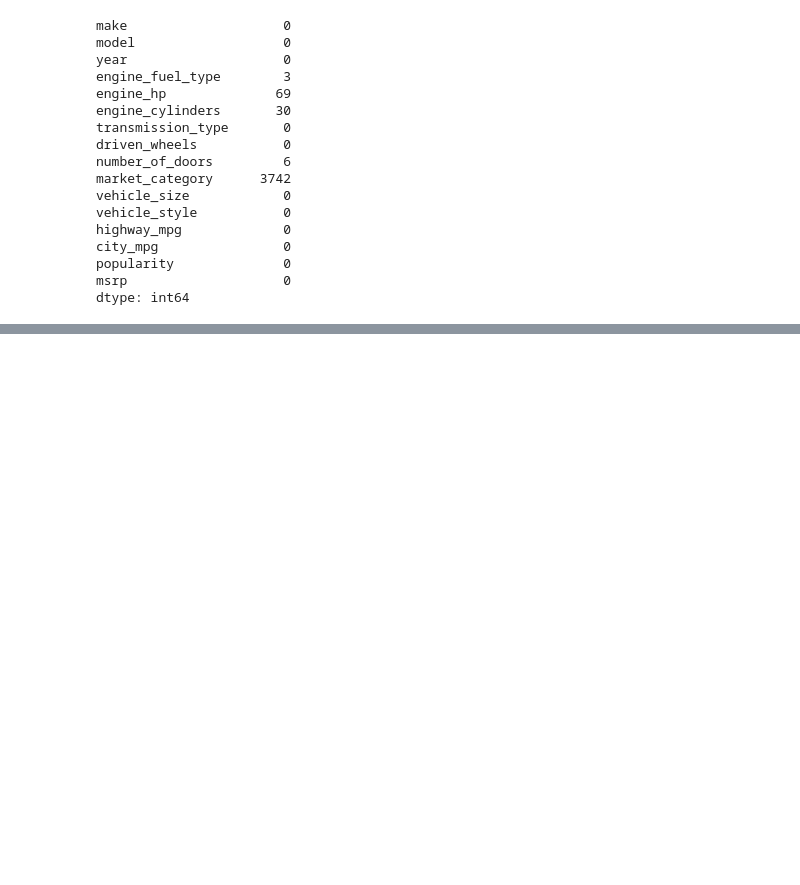
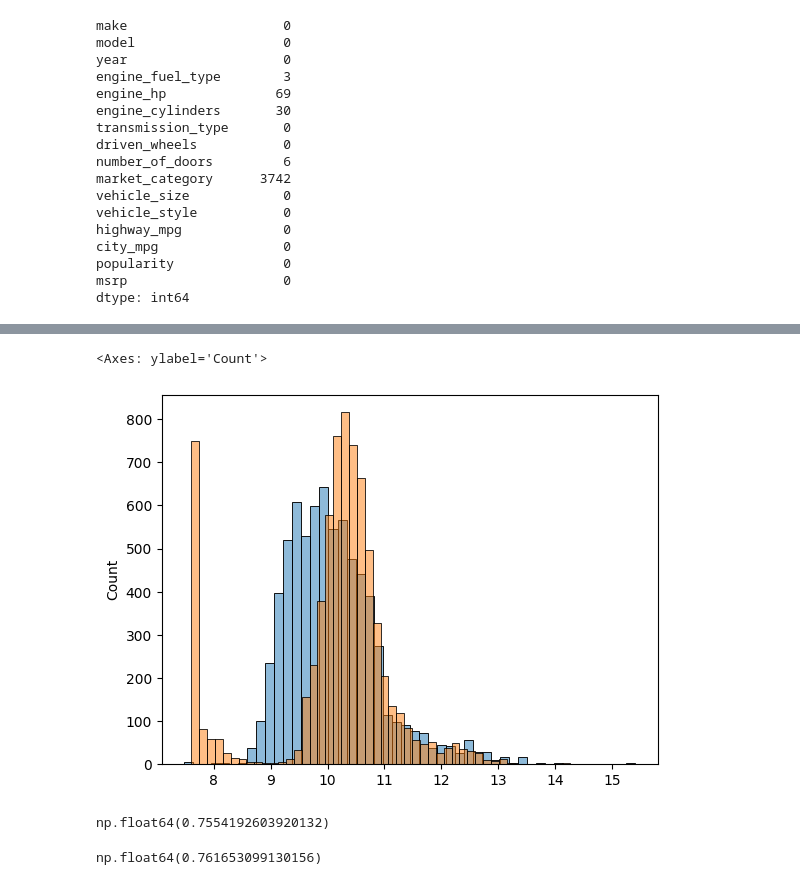
Before and after one commit to Krishna-Teja-Thallapalli-Venkata/Machine-Learning-Zoomcamp-Homework, a Jupyter notebook: 02-regression/Homework.ipynb, the cells around one changed output, grey strips where cells are left out. Saved outputs shown, nothing was run; the diff lists cells and outputs as text; code cells hidden in the pictures; blank space fills up the shorter version.

```diff
--- a/02-regression/Homework.ipynb
+++ b/02-regression/Homework.ipynb
@@ -124,0 +236,10 @@ dtype: int64
+# %%
+def train_linear_regression(X,y):
+    ones = np.ones(X.shape[0])
+    X = np.column_stack([ones, X])
+
+    XTX = X.T.dot(X)
+    XTX_inv = np.linalg.inv(XTX)
+    w_full = XTX_inv.dot(X.T).dot(y)
+
+    return w_full[0], w_full[1:]
@@ -124,0 +265,14 @@ dtype: int64
+# %%
+base = ['engine_hp','engine_cylinders','highway_mpg','city_mpg','popularity']
+X_train = df_train[base].values
+X_train = df_train[base].fillna(0)
+# %%
+w0,w = train_linear_regression(X_train,y_train)
+# %%
+y_pred = w0+ X_train.dot(w)
+# %%
+sns.histplot(y_pred, bins=50, alpha=0.5)
+sns.histplot(y_train, bins=50, alpha=0.5)
+# %% [output]
+<Axes: ylabel='Count'>
+[figure, added]
@@ -124,0 +285,4 @@ dtype: int64
+# %%
+rmse(y_train,y_pred)
+# %% [output]
+np.float64(0.7554192603920132)
@@ -124,0 +295,10 @@ dtype: int64
+# %%
+X_train = prepare_X(df_train)
+w0, w = train_linear_regression(X_train,y_train)
+
+X_val = prepare_X(df_val)
+y_pred = w0 + X_val.dot(w)
+
+rmse(y_val,y_pred)
+# %% [output]
+np.float64(0.761653099130156)
```
Also changed, not shown: parts of 26 cells of this notebook.
